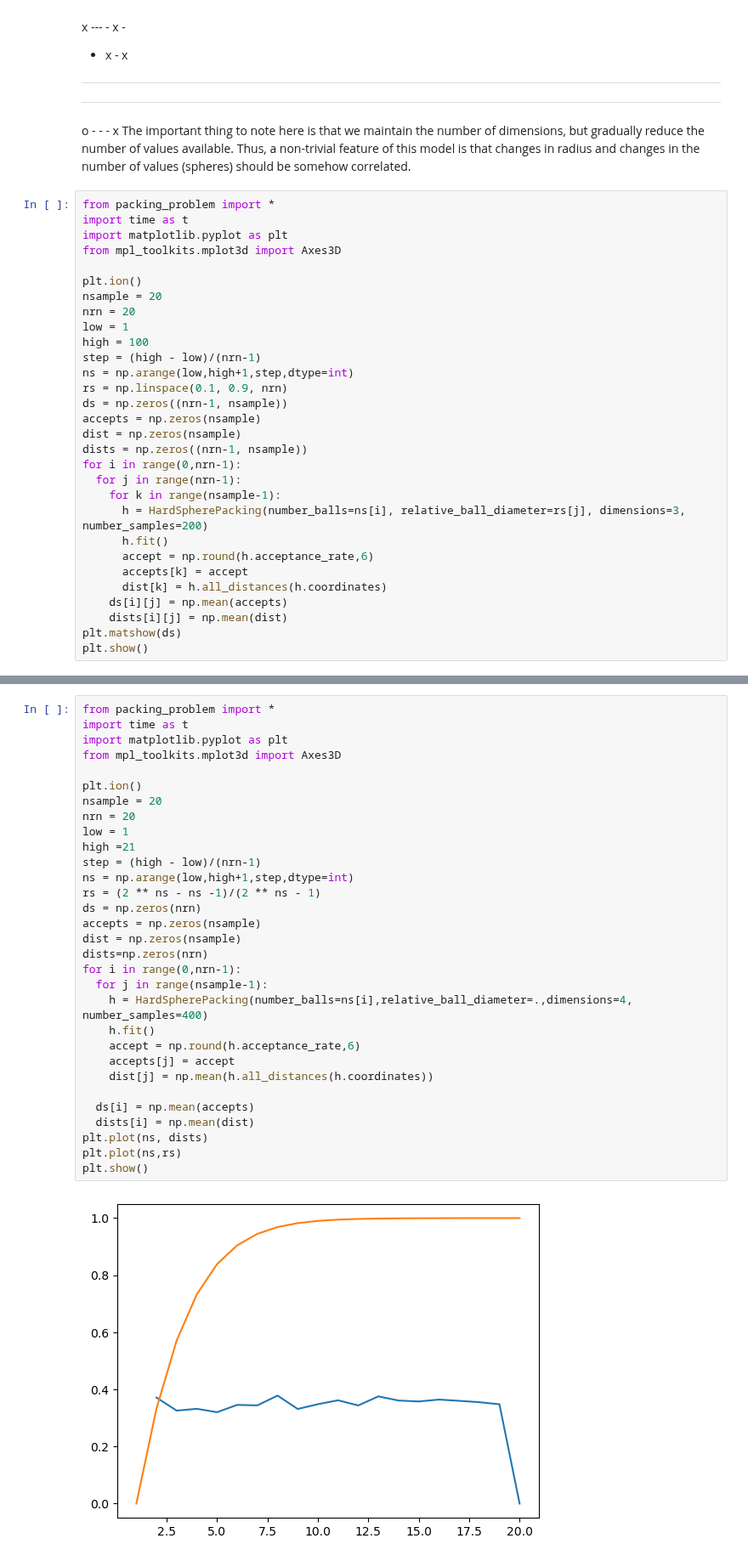
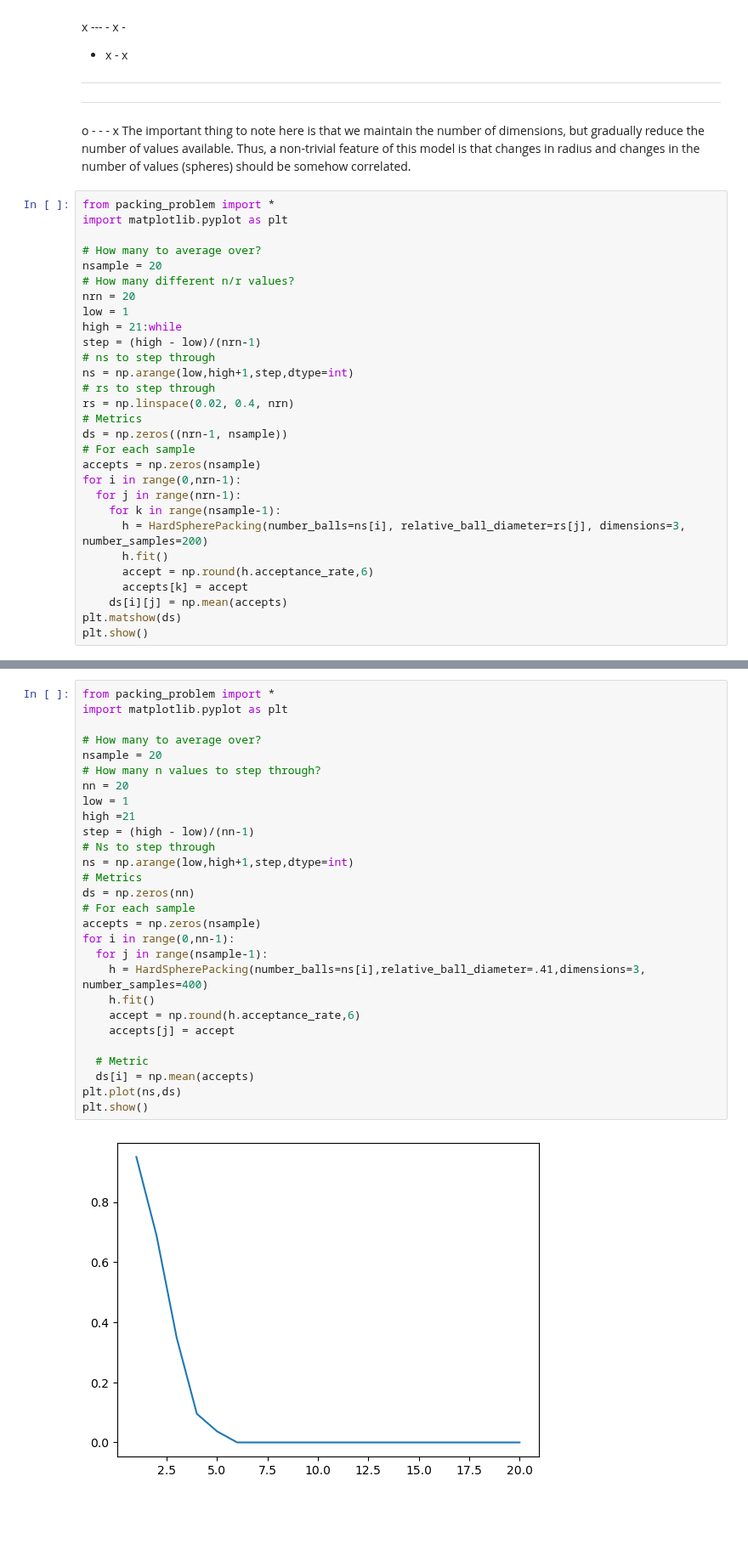
Before and after one commit to Potatoasad/Computational-Physics-Final-Project, a Jupyter notebook: hamming.ipynb, the cells around one changed output, grey strips where cells are left out. Shown at 85% size. Drawn from its saved outputs; the diff is of its cells as text; blank space fills up the shorter version.

```diff
--- a/hamming.ipynb
+++ b/hamming.ipynb
@@ -56,22 +58,23 @@ o - - - x
 The important thing to note here is that we maintain the number of dimensions, but gradually reduce the number of values available. Thus, a non-trivial feature of this model is that changes in radius and changes in the number of values (spheres) should be somehow correlated.
 # %%
 from packing_problem import *
-import time as t
 import matplotlib.pyplot as plt
-from mpl_toolkits.mplot3d import Axes3D
 
-plt.ion()
+# How many to average over?
 nsample = 20
+# How many different n/r values?
 nrn = 20
 low = 1
-high = 100
+high = 21:while
 step = (high - low)/(nrn-1)
+# ns to step through
 ns = np.arange(low,high+1,step,dtype=int)
-rs = np.linspace(0.1, 0.9, nrn)
+# rs to step through
+rs = np.linspace(0.02, 0.4, nrn)
+# Metrics
 ds = np.zeros((nrn-1, nsample))
+# For each sample
 accepts = np.zeros(nsample)
-dist = np.zeros(nsample)
-dists = np.zeros((nrn-1, nsample))
 for i in range(0,nrn-1):
   for j in range(nrn-1):
     for k in range(nsample-1):
@@ -79,8 +82,6 @@ for i in range(0,nrn-1):
       h.fit()
       accept = np.round(h.acceptance_rate,6)
       accepts[k] = accept
-      dist[k] = h.all_distances(h.coordinates)
     ds[i][j] = np.mean(accepts)
-    dists[i][j] = np.mean(dist)
 plt.matshow(ds)
 plt.show()
@@ -93,33 +97,30 @@ $$ r = \frac{2^u-u-1}{2^u-1} $$
 # %%
 from packing_problem import *
-import time as t
 import matplotlib.pyplot as plt
-from mpl_toolkits.mplot3d import Axes3D
 
-plt.ion()
+# How many to average over?
 nsample = 20
-nrn = 20
+# How many n values to step through?
+nn = 20
 low = 1
 high =21
-step = (high - low)/(nrn-1)
+step = (high - low)/(nn-1)
+# Ns to step through
 ns = np.arange(low,high+1,step,dtype=int)
-rs = (2 ** ns - ns -1)/(2 ** ns - 1)
-ds = np.zeros(nrn)
+# Metrics
+ds = np.zeros(nn)
+# For each sample
 accepts = np.zeros(nsample)
-dist = np.zeros(nsample)
-dists=np.zeros(nrn)
-for i in range(0,nrn-1):
+for i in range(0,nn-1):
   for j in range(nsample-1):
-    h = HardSpherePacking(number_balls=ns[i],relative_ball_diameter=.,dimensions=4, number_samples=400)
+    h = HardSpherePacking(number_balls=ns[i],relative_ball_diameter=.41,dimensions=3, number_samples=400)
     h.fit()
     accept = np.round(h.acceptance_rate,6)
     accepts[j] = accept
-    dist[j] = np.mean(h.all_distances(h.coordinates))
 
+  # Metric
   ds[i] = np.mean(accepts)
-  dists[i] = np.mean(dist)
-plt.plot(ns, dists)
-plt.plot(ns,rs)
+plt.plot(ns,ds)
 plt.show()
 # %% [output]
-[figure, old version]
+[figure, new version]
```
Also changed, not shown: parts of 7 cells of this notebook.
